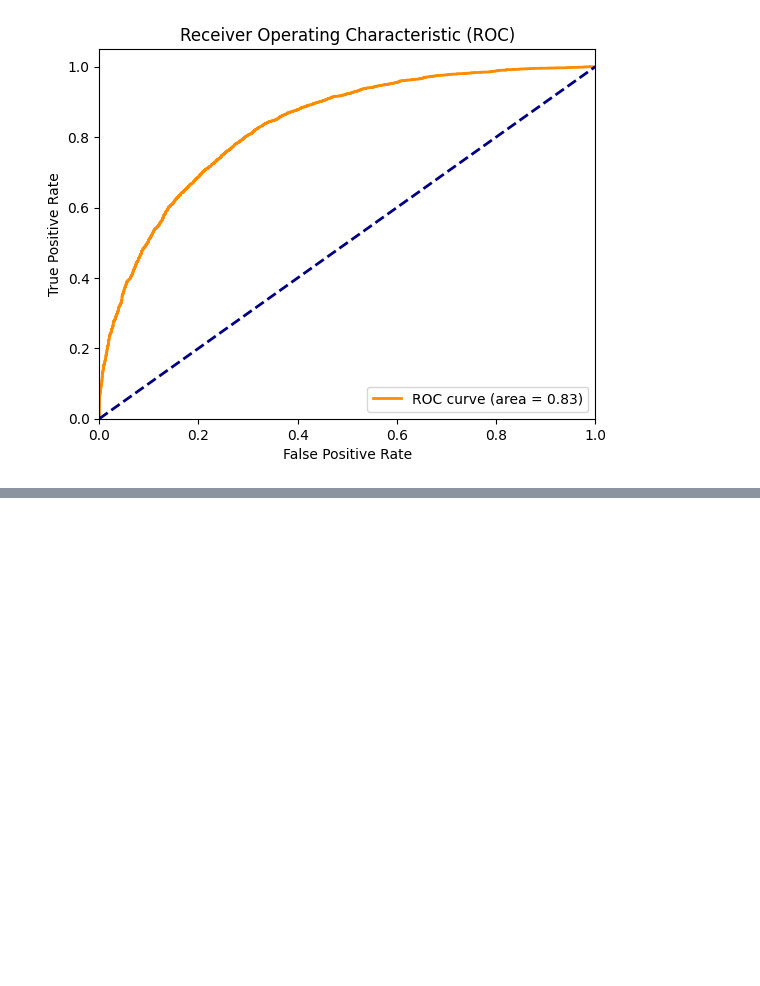
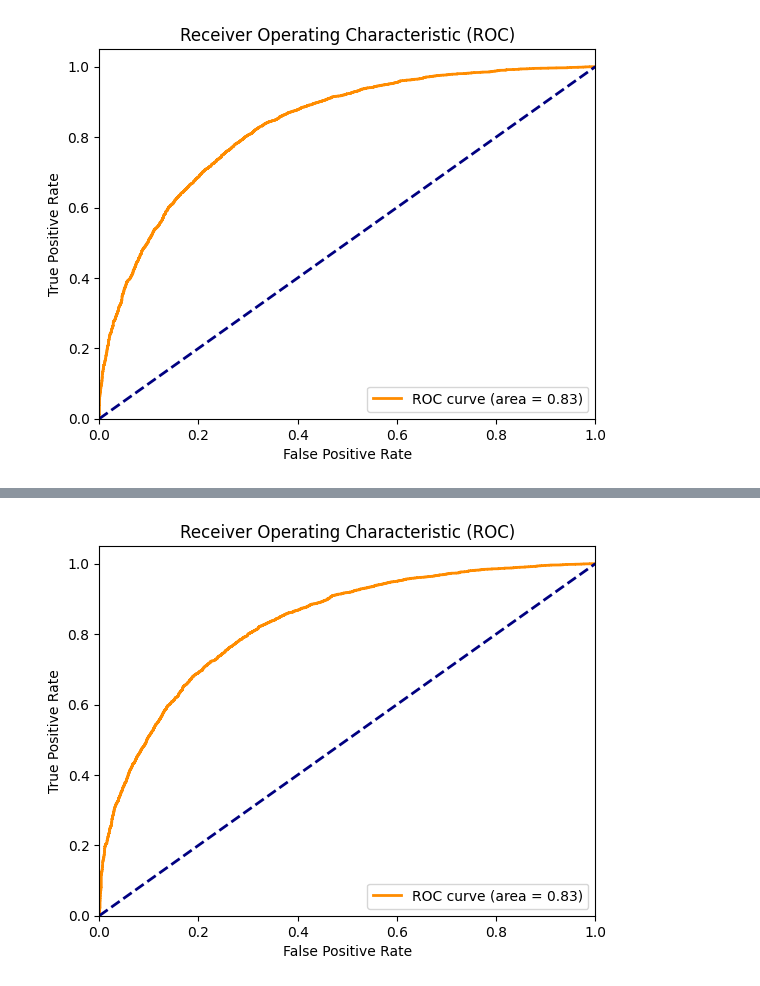
Before and after one commit to AylinNaebzadeh/Mental-Disorders-Detection-from-Social-Network-Posts, a Jupyter notebook: depression-on-social-media-from-sentiment140-llms.ipynb, the cells around one changed output, grey strips where cells are left out. Cells and saved outputs as stored; diff of their text form; code cells hidden in the pictures; blank space fills up the shorter version.

```diff
--- a/depression-on-social-media-from-sentiment140-llms.ipynb
+++ b/depression-on-social-media-from-sentiment140-llms.ipynb
@@ -643,0 +790,19 @@ plt.show()
+# %%
+trainer = Trainer(
+    model=model,
+    args=training_args,
+    train_dataset=train_dataset,
+    eval_dataset=valid_dataset,
+)
+# %%
+from unittest import mock
+from unittest.mock import Mock
+class Dummy:
+    def __enter__(self):
+        return Mock()
+
+    def __exit__(self, *args):
+        pass
+
+with mock.patch('wandb.init', return_value=Dummy()):
+    trainer.train()
@@ -643,0 +849,4 @@ plt.show()
+# %%
+predictions = trainer.predict(test_dataset)
+pred_labels = np.argmax(predictions.predictions, axis=1)  # Adjust if your model outputs probabilities
+true_labels = predictions.label_ids
@@ -643,0 +855,22 @@ plt.show()
+# %%
+pred_probs = predictions.predictions
+# If you have multiple classes, you need to compute the ROC AUC for each class
+# For binary classification, consider only one class (usually positive class)
+
+# Assuming binary classification with class 1 as positive class
+fpr, tpr, _ = roc_curve(true_labels, pred_probs[:, 1], pos_label=1)  # Adjust if your model outputs probabilities for each class
+roc_auc = auc(fpr, tpr)
+
+# Plot ROC Curve
+plt.figure()
+plt.plot(fpr, tpr, color='darkorange', lw=2, label=f'ROC curve (area = {roc_auc:.2f})')
+plt.plot([0, 1], [0, 1], color='navy', lw=2, linestyle='--')
+plt.xlim([0.0, 1.0])
+plt.ylim([0.0, 1.05])
+plt.xlabel('False Positive Rate')
+plt.ylabel('True Positive Rate')
+plt.title('Receiver Operating Characteristic (ROC)')
+plt.legend(loc='lower right')
+plt.show()
+# %% [output]
+[figure, added]
```
Also changed, not shown: parts of 38 cells of this notebook.
